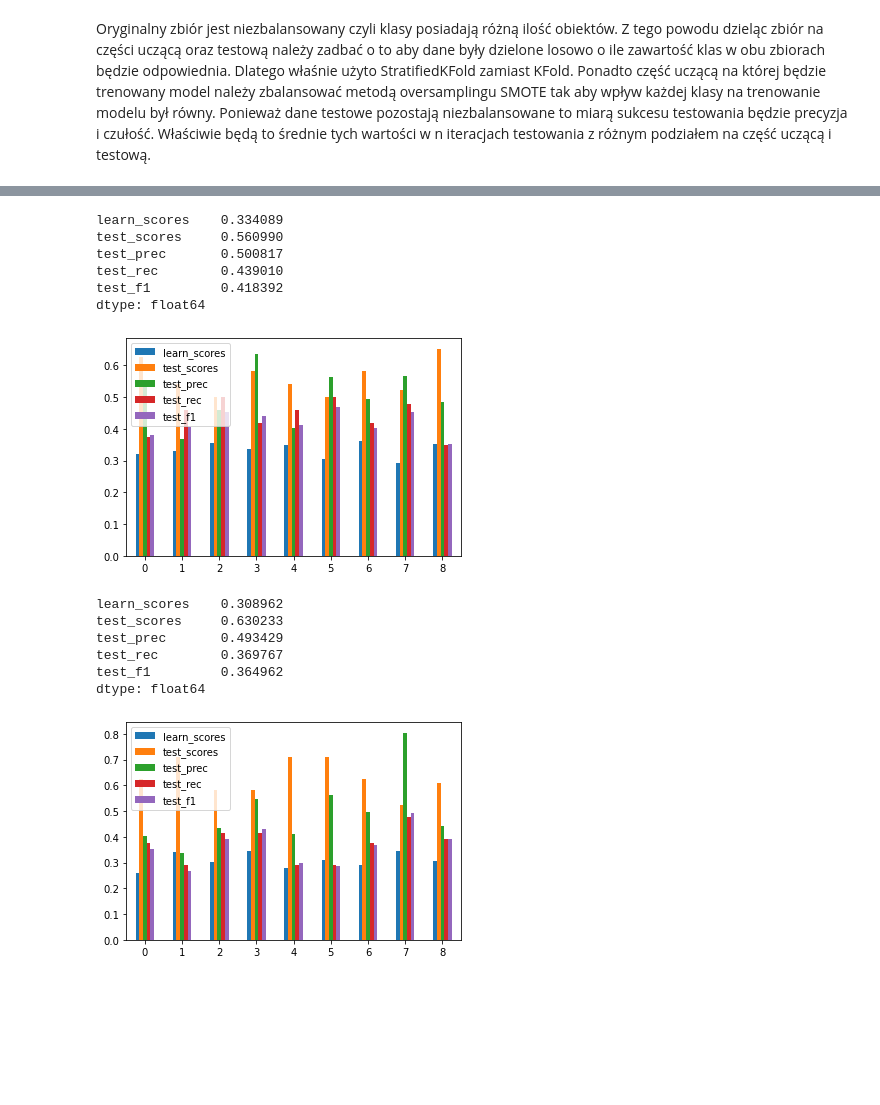
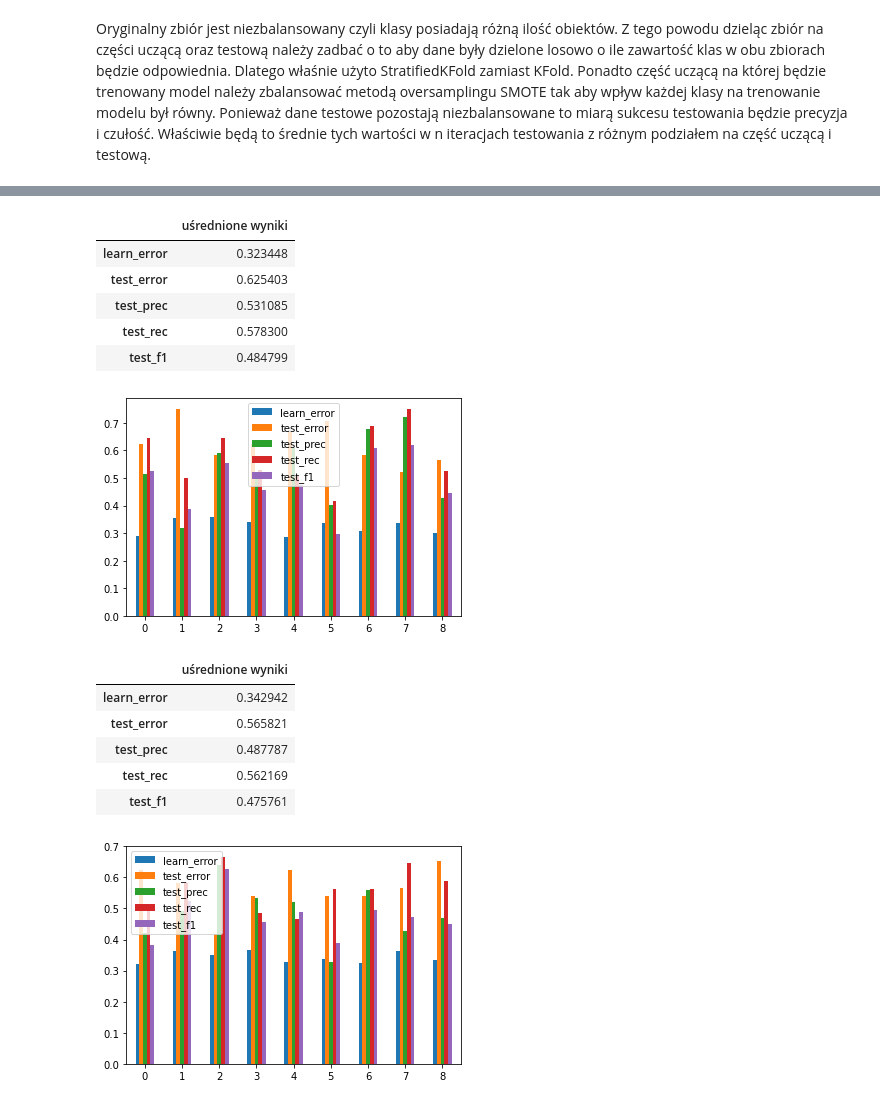
Before and after one commit to matlaczj/Glass-Classification-Project, a Jupyter notebook: Projekt_PRIAD.ipynb, the cells around one changed output, grey strips where cells are left out. Cells and saved outputs as stored; diff of their text form; code cells hidden in the pictures; blank space fills up the shorter version.

```diff
--- a/Projekt_PRIAD.ipynb
+++ b/Projekt_PRIAD.ipynb
@@ -236,26 +248,26 @@ dtype: float64
+# %%
+model = GaussianNB()
+score = cross_val(model, x, y)
+score.plot.bar(rot = 0)
+pd.DataFrame(score.mean(), columns = ['uśrednione wyniki'])
+# %% [output]
+|  | uśrednione wyniki |
+| learn_error | 0.323448 |
+| test_error | 0.625403 |
+| test_prec | 0.531085 |
+| test_rec | 0.578300 |
+| test_f1 | 0.484799 |
+[figure, added]
 # %%
 model = NearestCentroid()
 score = cross_val(model, x, y)
 score.plot.bar(rot = 0)
-score.mean()
+pd.DataFrame(score.mean(), columns = ['uśrednione wyniki'])
 # %% [output]
-learn_scores    0.334089
-test_scores     0.560990
-test_prec       0.500817
-test_rec        0.439010
-test_f1         0.418392
-dtype: float64
+|  | uśrednione wyniki |
+| learn_error | 0.342942 |
+| test_error | 0.565821 |
+| test_prec | 0.487787 |
+| test_rec | 0.562169 |
+| test_f1 | 0.475761 |
-[figure, old version]
+[figure, new version]
-# %%
-model = GaussianNB()
-score = cross_val(model, x, y)
-score.plot.bar(rot = 0)
-score.mean()
-# %% [output]
-learn_scores    0.308962
-test_scores     0.630233
-test_prec       0.493429
-test_rec        0.369767
-test_f1         0.364962
-dtype: float64
-[figure, removed]
```
Also changed, not shown: parts of 17 cells of this notebook.
